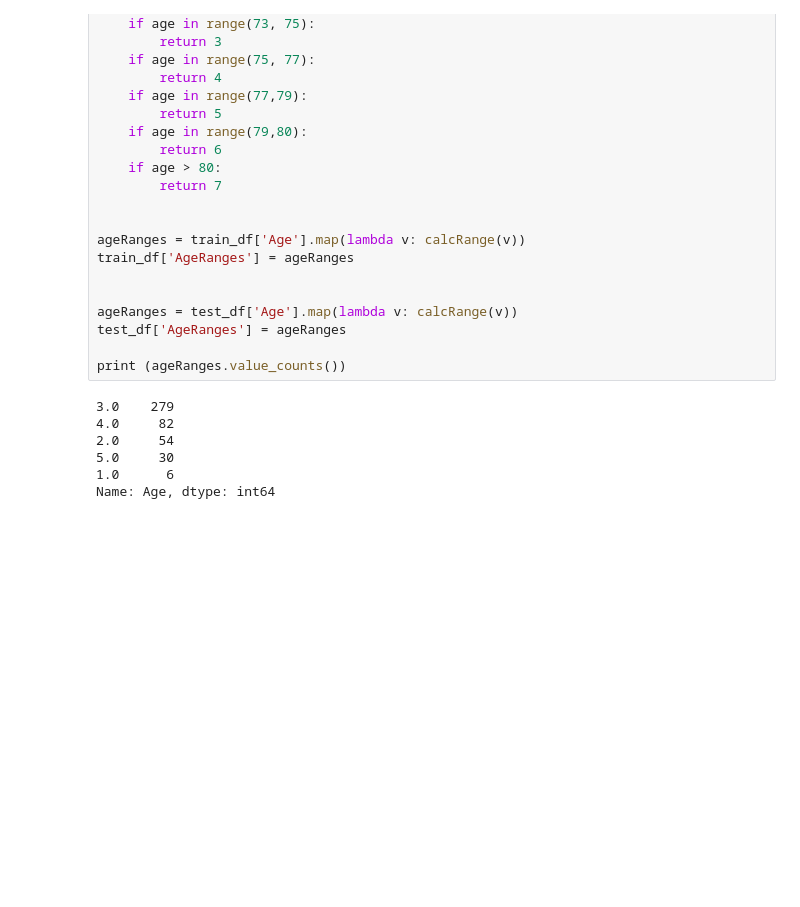
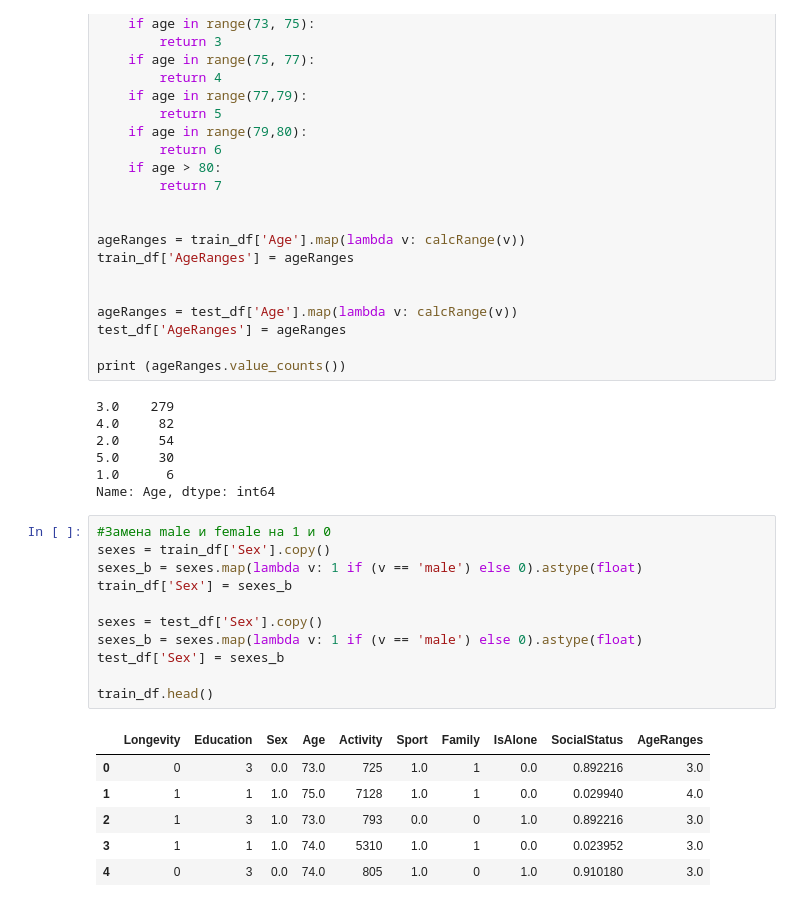
Before and after one commit to PsychosocialMan/photon, a Jupyter notebook: day2_preprocessing/day2_preprocessing.ipynb, the cells around one changed output. Cells and saved outputs as stored; diff of their text form; blank space fills up the shorter version.

```diff
--- a/day2_preprocessing/day2_preprocessing.ipynb
+++ b/day2_preprocessing/day2_preprocessing.ipynb
@@ -372,3 +422,21 @@ print (ageRanges.value_counts())
 5.0     30
 1.0      6
 Name: Age, dtype: int64
+# %%
+#Замена male и female на 1 и 0
+sexes = train_df['Sex'].copy()
+sexes_b = sexes.map(lambda v: 1 if (v == 'male') else 0).astype(float)
+train_df['Sex'] = sexes_b
+
+sexes = test_df['Sex'].copy()
+sexes_b = sexes.map(lambda v: 1 if (v == 'male') else 0).astype(float)
+test_df['Sex'] = sexes_b
+
+train_df.head()
+# %% [output]
+|  | Longevity | Education | Sex | Age | Activity | Sport | Family | IsAlone | SocialStatus | AgeRanges |
+| 0 | 0 | 3 | 0.0 | 73.0 | 725 | 1.0 | 1 | 0.0 | 0.892216 | 3.0 |
+| 1 | 1 | 1 | 1.0 | 75.0 | 7128 | 1.0 | 1 | 0.0 | 0.029940 | 4.0 |
+| 2 | 1 | 3 | 1.0 | 73.0 | 793 | 0.0 | 0 | 1.0 | 0.892216 | 3.0 |
+| 3 | 1 | 1 | 1.0 | 74.0 | 5310 | 1.0 | 1 | 0.0 | 0.023952 | 3.0 |
+| 4 | 0 | 3 | 0.0 | 74.0 | 805 | 1.0 | 0 | 1.0 | 0.910180 | 3.0 |
```
Also changed, not shown: parts of 15 cells of this notebook.
